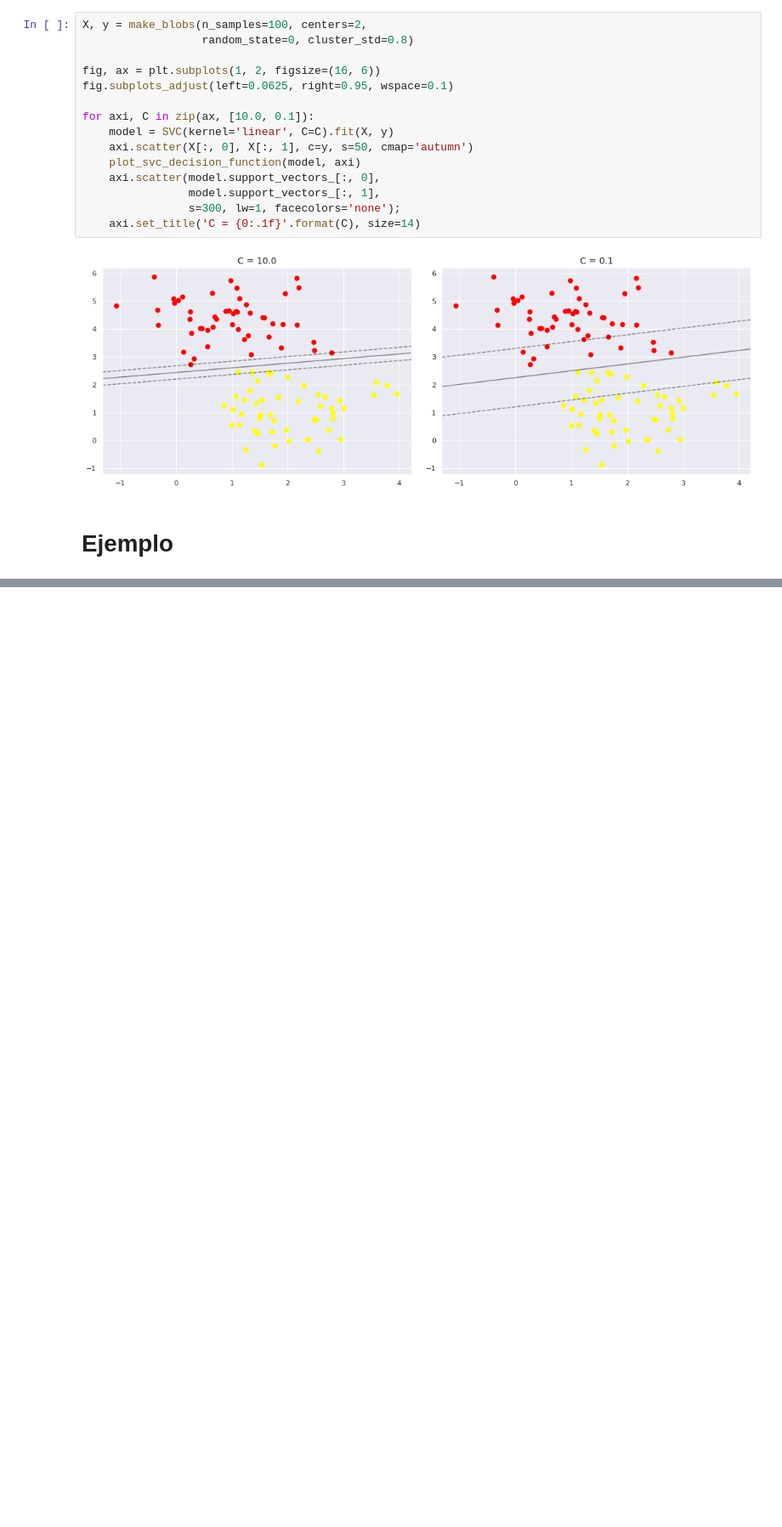
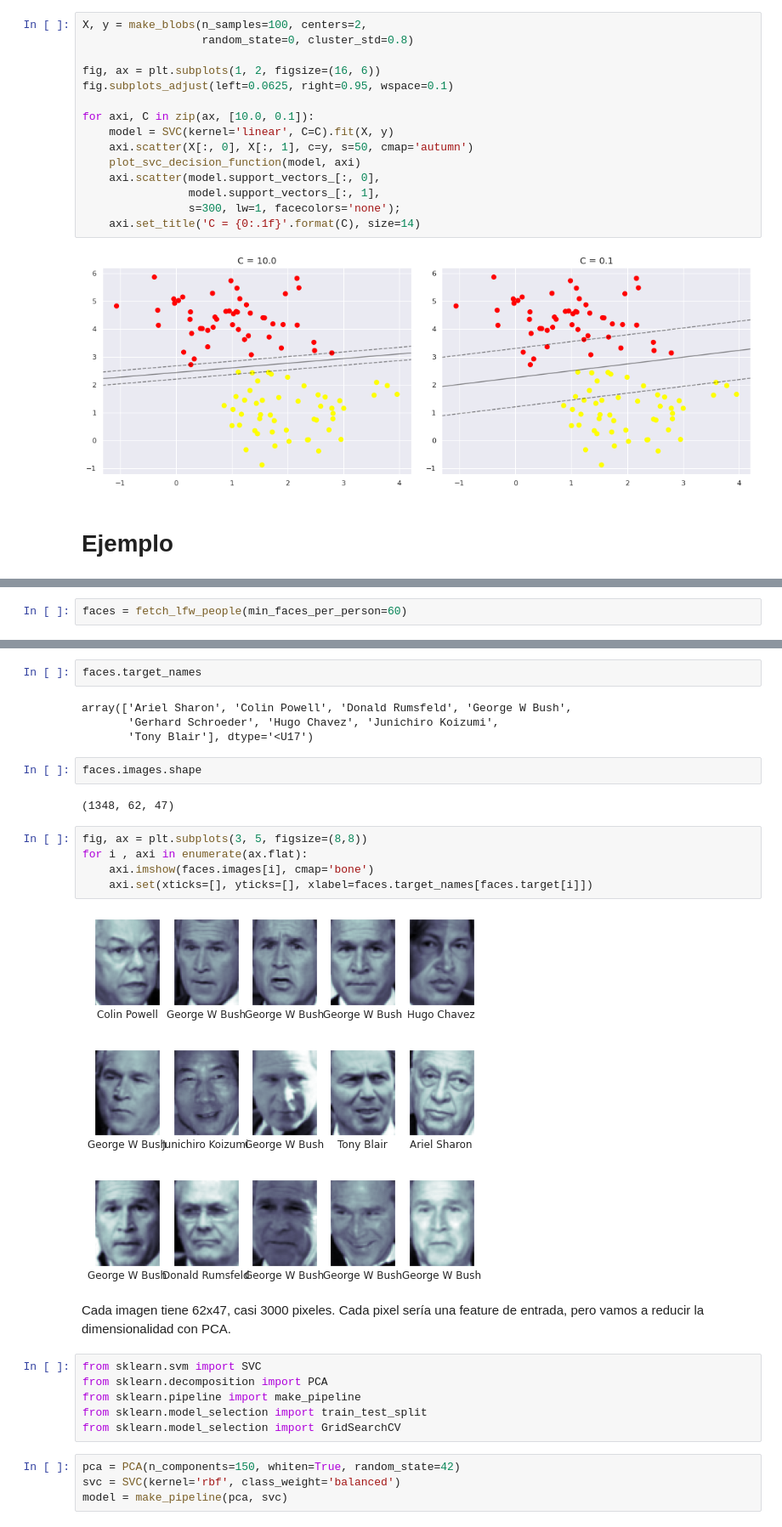
Before and after one commit to Mihlos/Python_DS_Handbook, a Jupyter notebook: 005-Machine_Learning/07-Support-Vector-Machines.ipynb.ipynb, the cells around one changed output, grey strips where cells are left out. Shown at 85% size. Drawn from its saved outputs; the diff is of its cells as text; blank space fills up the shorter version.

```diff
--- a/005-Machine_Learning/07-Support-Vector-Machines.ipynb.ipynb
+++ b/005-Machine_Learning/07-Support-Vector-Machines.ipynb.ipynb
@@ -204,0 +207,2 @@ for axi, C in zip(ax, [10.0, 0.1]):
+# %%
+faces = fetch_lfw_people(min_faces_per_person=60)
@@ -204,0 +229,29 @@ for axi, C in zip(ax, [10.0, 0.1]):
+# %%
+faces.target_names
+# %% [output]
+array(['Ariel Sharon', 'Colin Powell', 'Donald Rumsfeld', 'George W Bush',
+       'Gerhard Schroeder', 'Hugo Chavez', 'Junichiro Koizumi',
+       'Tony Blair'], dtype='<U17')
+# %%
+faces.images.shape
+# %% [output]
+(1348, 62, 47)
+# %%
+fig, ax = plt.subplots(3, 5, figsize=(8,8))
+for i , axi in enumerate(ax.flat):
+    axi.imshow(faces.images[i], cmap='bone')
+    axi.set(xticks=[], yticks=[], xlabel=faces.target_names[faces.target[i]])
+# %% [output]
+[figure, added]
+# %% [markdown]
+Cada imagen tiene 62x47, casi 3000 pixeles. Cada pixel sería una feature de entrada, pero vamos a reducir la dimensionalidad con PCA.
+# %%
+from sklearn.svm import SVC
+from sklearn.decomposition import PCA
+from sklearn.pipeline import make_pipeline
+from sklearn.model_selection import train_test_split
+from sklearn.model_selection import GridSearchCV
+# %%
+pca = PCA(n_components=150, whiten=True, random_state=42)
+svc = SVC(kernel='rbf', class_weight='balanced')
+model = make_pipeline(pca, svc)
```
Also changed, not shown: parts of 18 cells of this notebook.
